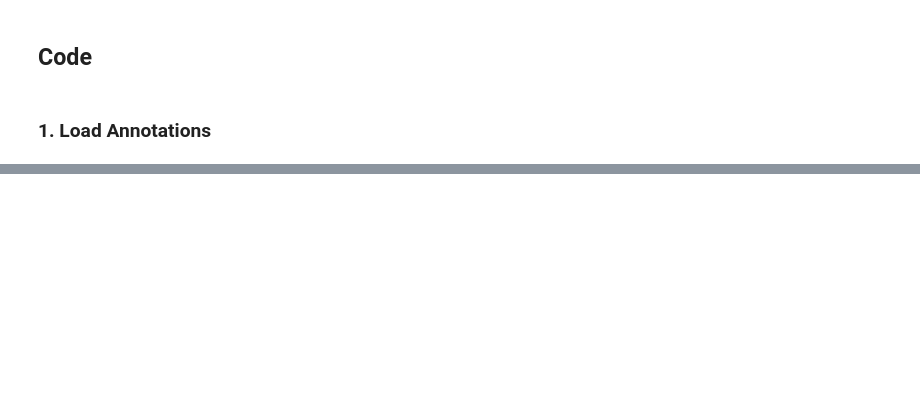
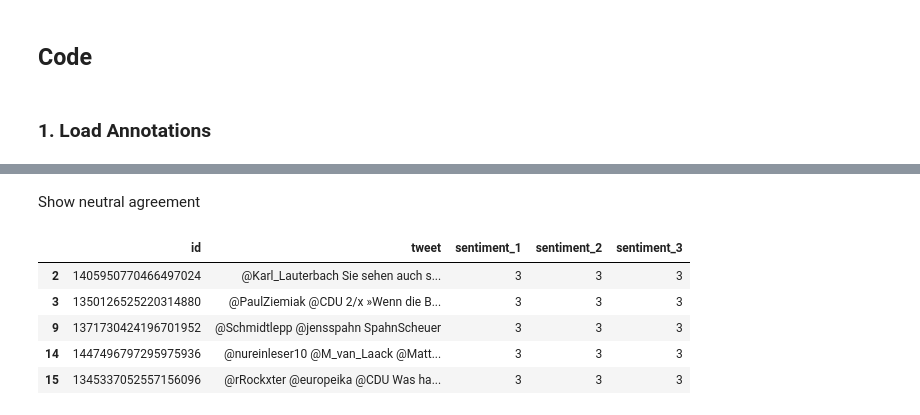
Before and after one commit to NilsHellwig/Twitter_German_Federal_Election_Perception_2021, a Jupyter notebook: 03 Data Annotation/further_annotation_analysis.ipynb, the cells around one changed output, grey strips where cells are left out. Cells and saved outputs as stored; diff of their text form; code cells hidden in the pictures; blank space fills up the shorter version.

```diff
--- a/03 Data Annotation/further_annotation_analysis.ipynb
+++ b/03 Data Annotation/further_annotation_analysis.ipynb
@@ -64,0 +126,11 @@ equal_values
+# %% [markdown]
+Show neutral agreement
+# %%
+df_agreement[df_agreement["sentiment_1"] == 3][:5]
+# %% [output]
+|  | id | tweet | sentiment_1 | sentiment_2 | sentiment_3 |
+| 2 | 1405950770466497024 | @Karl_Lauterbach Sie sehen auch s... | 3 | 3 | 3 |
+| 3 | 1350126525220314880 | @PaulZiemiak @CDU 2/x »Wenn die B... | 3 | 3 | 3 |
+| 9 | 1371730424196701952 | @Schmidtlepp @jensspahn SpahnScheuer | 3 | 3 | 3 |
+| 14 | 1447496797295975936 | @nureinleser10 @M_van_Laack @Matt... | 3 | 3 | 3 |
+| 15 | 1345337052557156096 | @rRockxter @europeika @CDU Was ha... | 3 | 3 | 3 |
```
Also changed, not shown: parts of 34 cells of this notebook, 1 other file.
